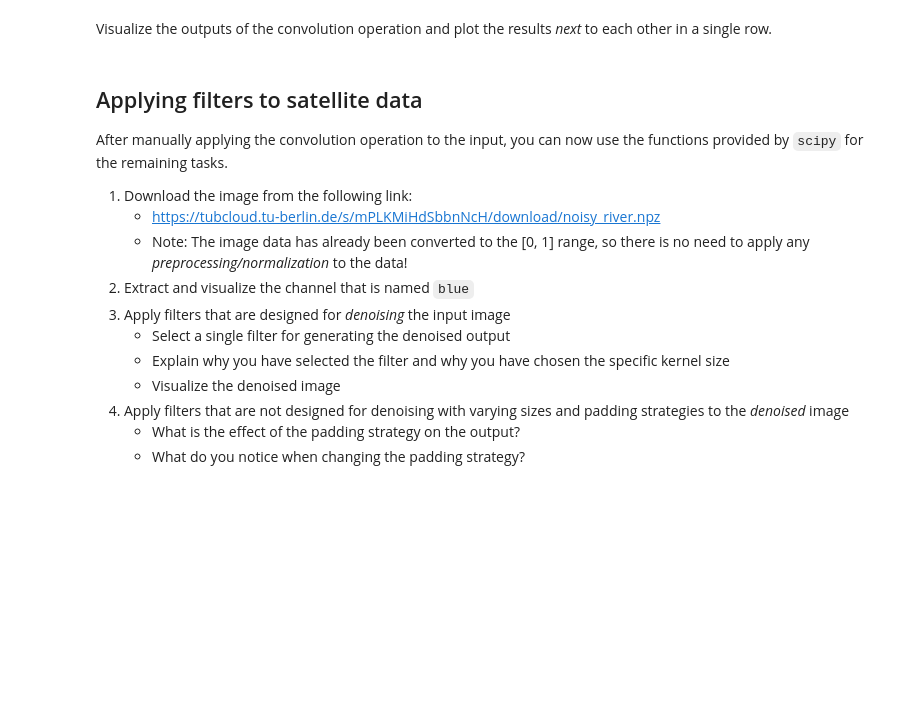
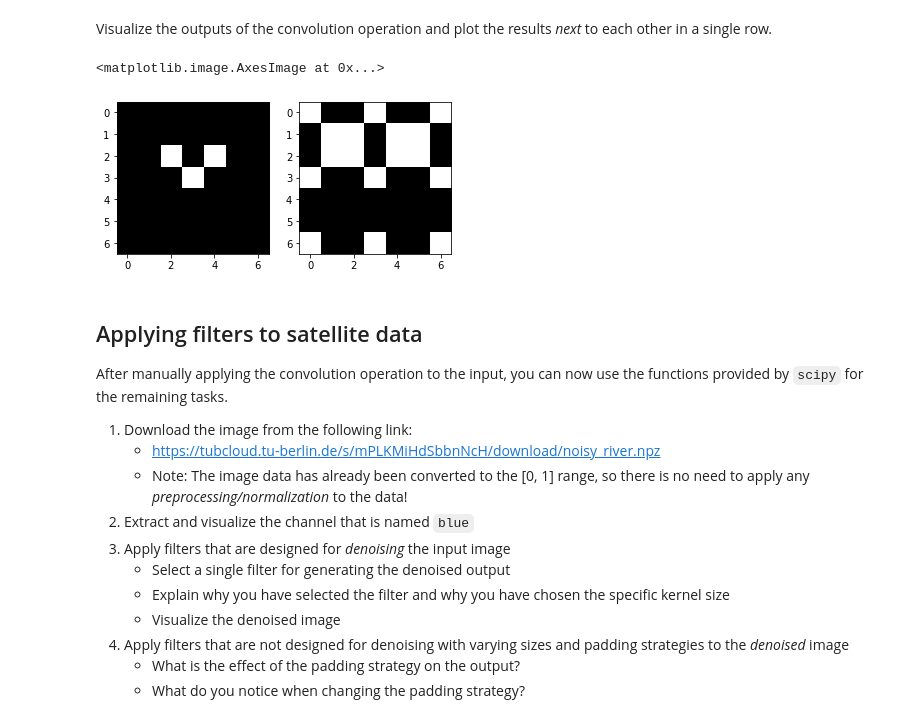
Before and after one commit to OliverStoll/Remote-Sensing-Applications, a Jupyter notebook: HW02.ipynb, the cells around one changed output. Saved outputs shown, nothing was run; the diff lists cells and outputs as text; code cells hidden in the pictures; blank space fills up the shorter version.

```diff
--- a/HW02.ipynb
+++ b/HW02.ipynb
@@ -63,3 +132,14 @@ Visualize the outputs of the convolution operation and plot the results _next_ t
+# %%
+# Add code to visualize the results next to each other
+# Create two subplots
+from matplotlib import pyplot as plt
+
+fig, ax = plt.subplots(1, 2)
+ax[0].imshow(output_arr_0_pad, cmap="gray")
+ax[1].imshow(output_arr_reflect, cmap="gray")
+# %% [output]
+<matplotlib.image.AxesImage at 0x...>
+[figure, added]
 # %% [markdown]
 ## Applying filters to satellite data
 
```
Also changed, not shown: parts of 9 cells of this notebook, 2 other files.
